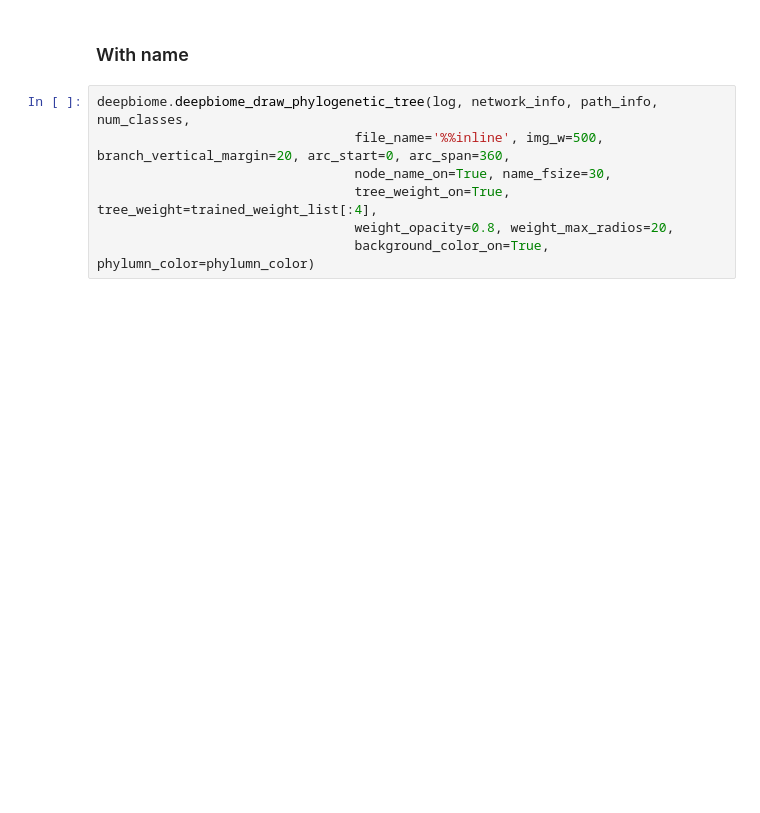
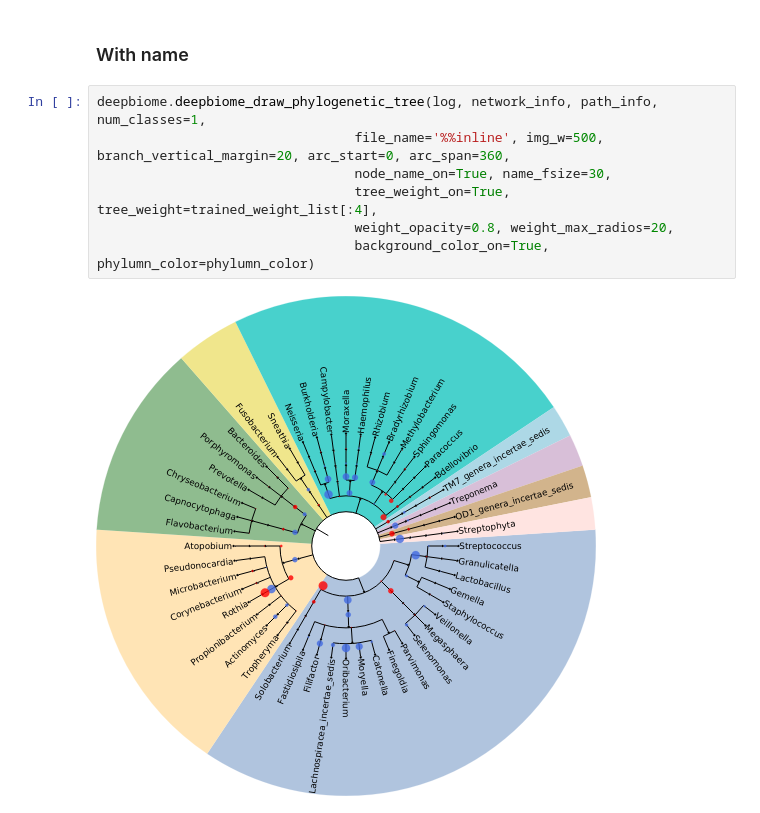
Before and after one commit to Young-won/deepbiome, a Jupyter notebook: docs/source/example_with_one_input_file.ipynb, the cells around one changed output. Saved outputs shown, nothing was run; the diff lists cells and outputs as text; blank space fills up the shorter version.

```diff
--- a/docs/source/example_with_one_input_file.ipynb
+++ b/docs/source/example_with_one_input_file.ipynb
@@ -1203,9 +1210,11 @@ NameError: name 'num_classes' is not defined
 # %% [markdown]
 ### With name
 # %%
-deepbiome.deepbiome_draw_phylogenetic_tree(log, network_info, path_info, num_classes,
+deepbiome.deepbiome_draw_phylogenetic_tree(log, network_info, path_info, num_classes=1,
                                  file_name='%%inline', img_w=500, branch_vertical_margin=20, arc_start=0, arc_span=360,
                                  node_name_on=True, name_fsize=30,
                                  tree_weight_on=True, tree_weight=trained_weight_list[:4],
                                  weight_opacity=0.8, weight_max_radios=20,
                                  background_color_on=True, phylumn_color=phylumn_color)
+# %% [output]
+[figure, added]
```
Also changed, not shown: parts of 14 cells of this notebook, 1 other file.
